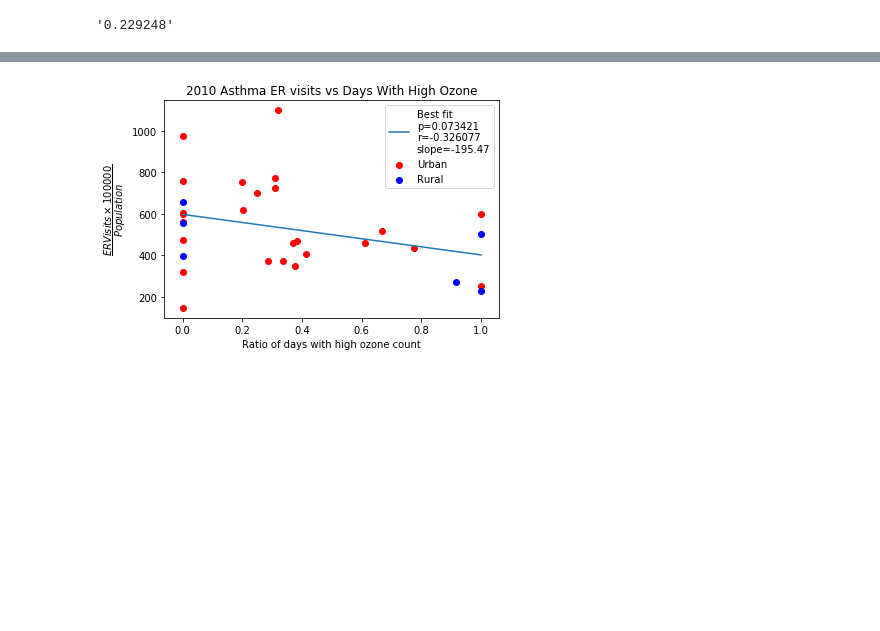
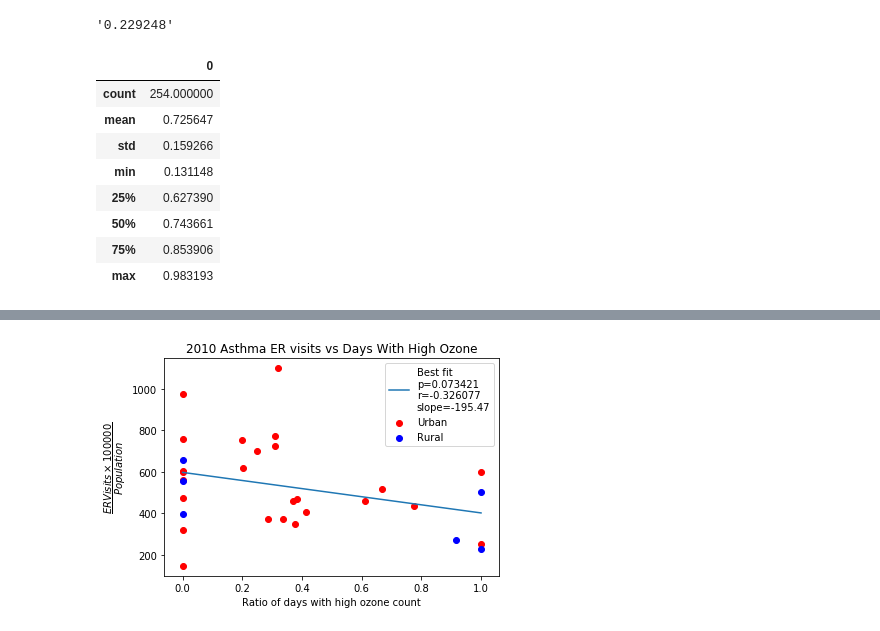
Before and after one commit to ghteds/healthproject, a Jupyter notebook: Code/jmplayingwithdata.ipynb, the cells around one changed output, grey strips where cells are left out. Cells and saved outputs as stored; diff of their text form; code cells hidden in the pictures; blank space fills up the shorter version.

```diff
--- a/Code/jmplayingwithdata.ipynb
+++ b/Code/jmplayingwithdata.ipynb
@@ -235 +242,13 @@ f'{p:1.6f}'
+# %%
+totalgooddays.describe()
+# %% [output]
+|  | 0 |
+| count | 254.000000 |
+| mean | 0.725647 |
+| std | 0.159266 |
+| min | 0.131148 |
+| 25% | 0.627390 |
+| 50% | 0.743661 |
+| 75% | 0.853906 |
+| max | 0.983193 |
 # %%
```
Also changed, not shown: parts of 6 cells of this notebook, 3 other files.
